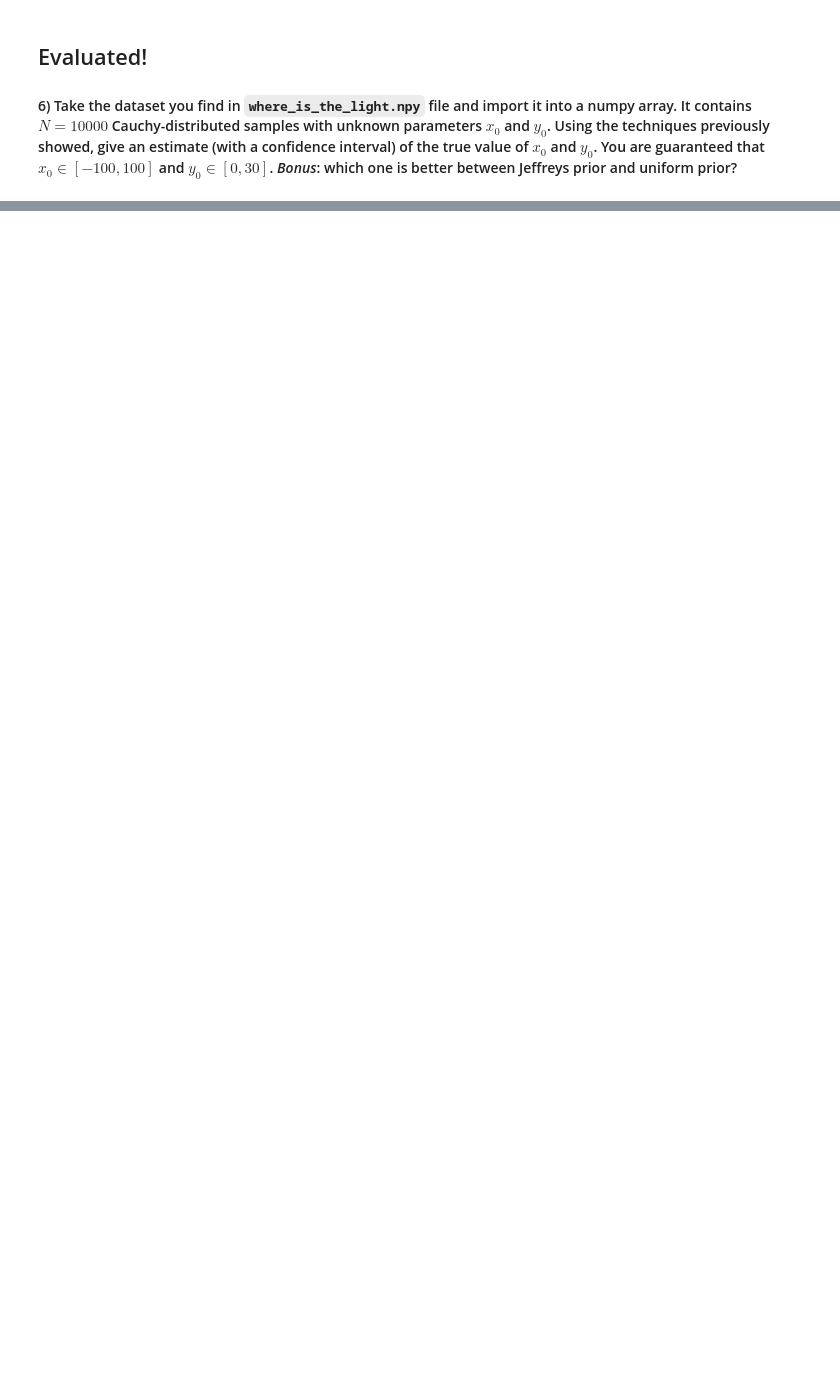
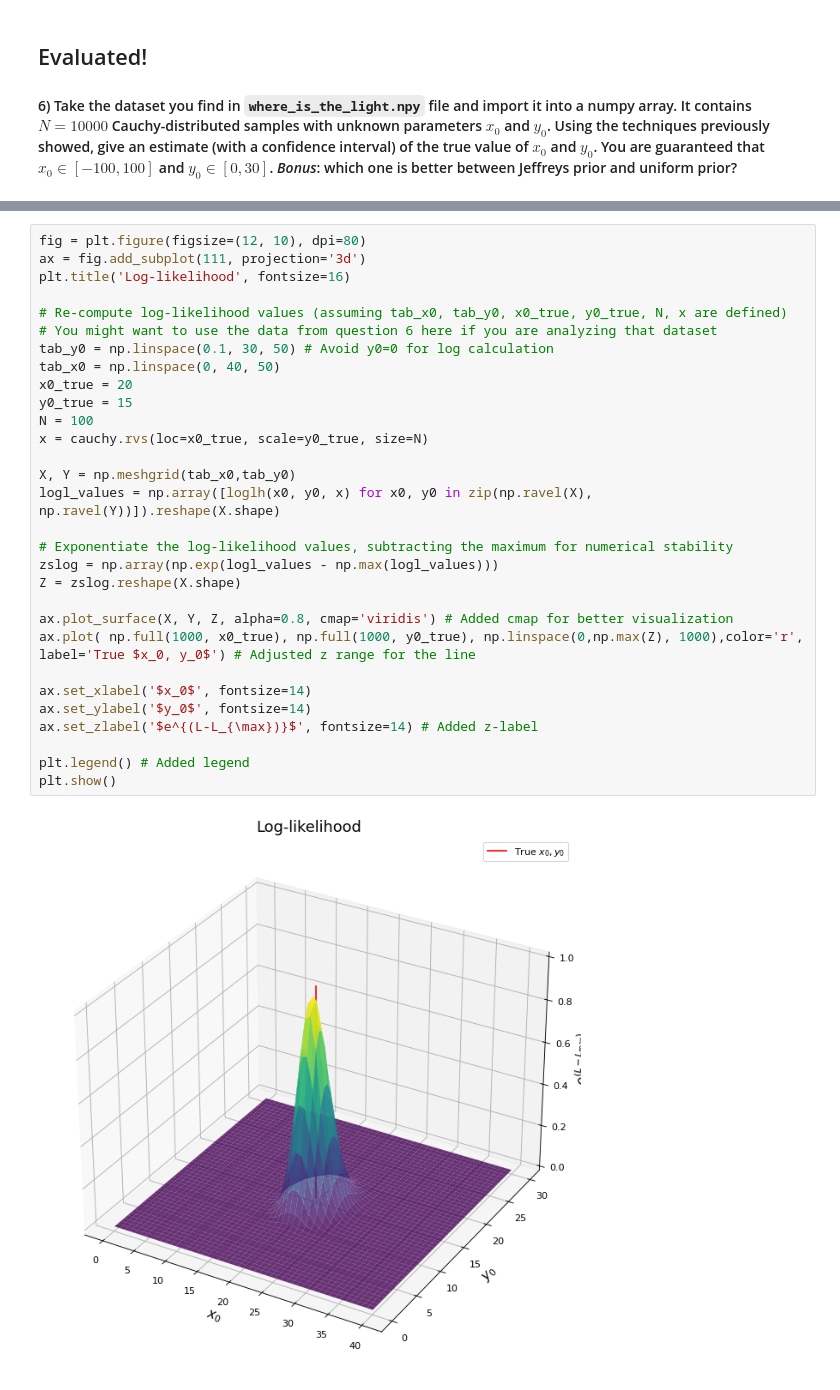
Before and after one commit to Jerry0209/FundamentalLearningEPFL, a Jupyter notebook: TP2/lighthouse_Jerry.ipynb, the cells around one changed output, grey strips where cells are left out. Saved outputs shown, nothing was run; the diff lists cells and outputs as text; blank space fills up the shorter version.

```diff
--- a/TP2/lighthouse_Jerry.ipynb
+++ b/TP2/lighthouse_Jerry.ipynb
@@ -714,0 +847,32 @@ Maximum Likelihood Estimate for y0: 15.74616886211287
+# %%
+fig = plt.figure(figsize=(12, 10), dpi=80)
+ax = fig.add_subplot(111, projection='3d')
+plt.title('Log-likelihood', fontsize=16)
+
+# Re-compute log-likelihood values (assuming tab_x0, tab_y0, x0_true, y0_true, N, x are defined)
+# You might want to use the data from question 6 here if you are analyzing that dataset
+tab_y0 = np.linspace(0.1, 30, 50) # Avoid y0=0 for log calculation
+tab_x0 = np.linspace(0, 40, 50)
+x0_true = 20
+y0_true = 15
+N = 100
+x = cauchy.rvs(loc=x0_true, scale=y0_true, size=N)
+
+X, Y = np.meshgrid(tab_x0,tab_y0)
+logl_values = np.array([loglh(x0, y0, x) for x0, y0 in zip(np.ravel(X), np.ravel(Y))]).reshape(X.shape)
+
+# Exponentiate the log-likelihood values, subtracting the maximum for numerical stability
+zslog = np.array(np.exp(logl_values - np.max(logl_values)))
+Z = zslog.reshape(X.shape)
+
+ax.plot_surface(X, Y, Z, alpha=0.8, cmap='viridis') # Added cmap for better visualization
+ax.plot( np.full(1000, x0_true), np.full(1000, y0_true), np.linspace(0,np.max(Z), 1000),color='r', label='True $x_0, y_0$') # Adjusted z range for the line
+
+ax.set_xlabel('$x_0$', fontsize=14)
+ax.set_ylabel('$y_0$', fontsize=14)
+ax.set_zlabel('$e^{(L-L_{\max})}$', fontsize=14) # Added z-label
+
+plt.legend() # Added legend
+plt.show()
+# %% [output]
+[figure, added]
```
Also changed, not shown: parts of 7 cells of this notebook.
